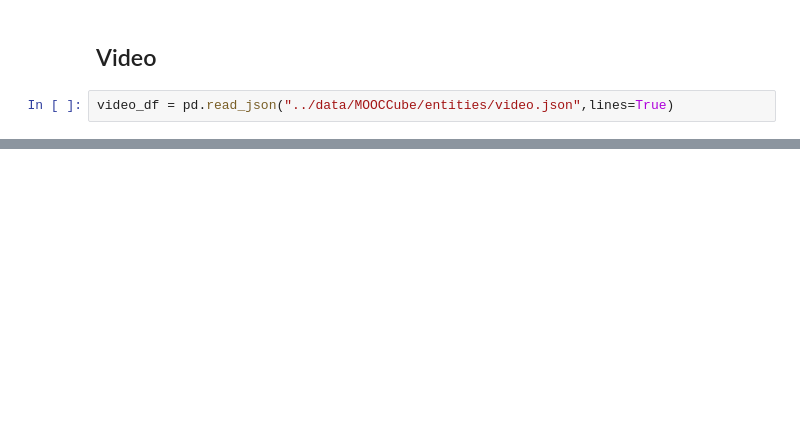
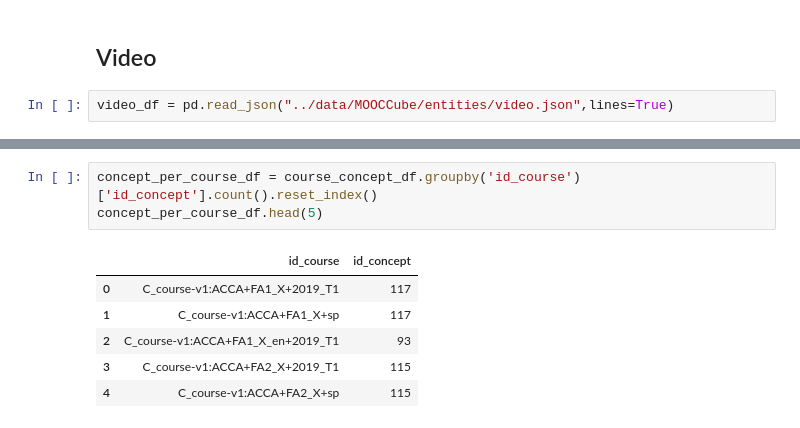
Before and after one commit to SantiagoPardo726/Tesis, a Jupyter notebook: notebooks/MOOCCubeExploration.ipynb, the cells around one changed output, grey strips where cells are left out. Cells and saved outputs as stored; diff of their text form; blank space fills up the shorter version.

```diff
--- a/notebooks/MOOCCubeExploration.ipynb
+++ b/notebooks/MOOCCubeExploration.ipynb
@@ -172,0 +192,10 @@ video_df.sample(5)
+# %%
+concept_per_course_df = course_concept_df.groupby('id_course')['id_concept'].count().reset_index()
+concept_per_course_df.head(5)
+# %% [output]
+|  | id_course | id_concept |
+| 0 | C_course-v1:ACCA+FA1_X+2019_T1 | 117 |
+| 1 | C_course-v1:ACCA+FA1_X+sp | 117 |
+| 2 | C_course-v1:ACCA+FA1_X_en+2019_T1 | 93 |
+| 3 | C_course-v1:ACCA+FA2_X+2019_T1 | 115 |
+| 4 | C_course-v1:ACCA+FA2_X+sp | 115 |
```
Also changed, not shown: parts of 21 cells of this notebook, 2 other files.
